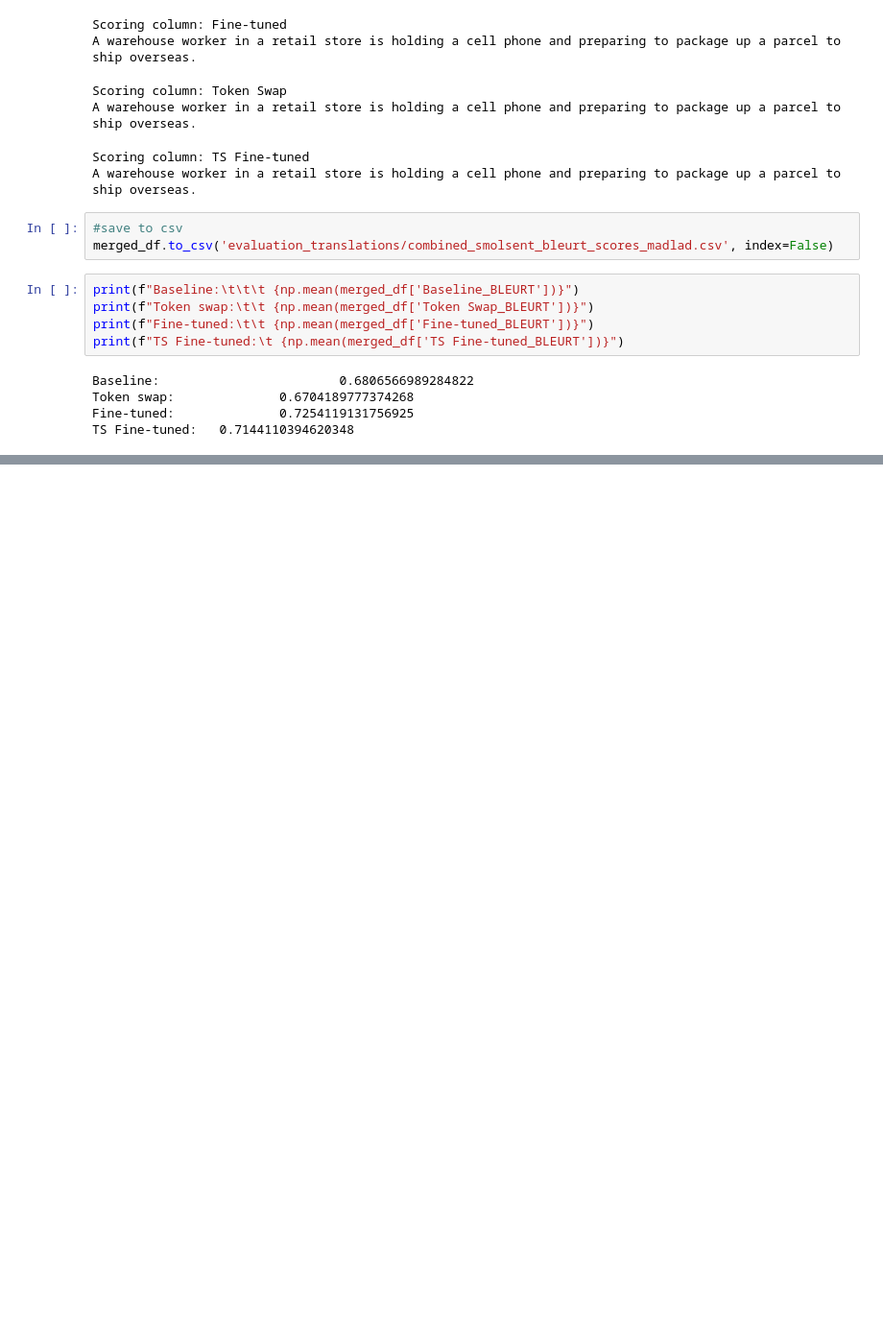
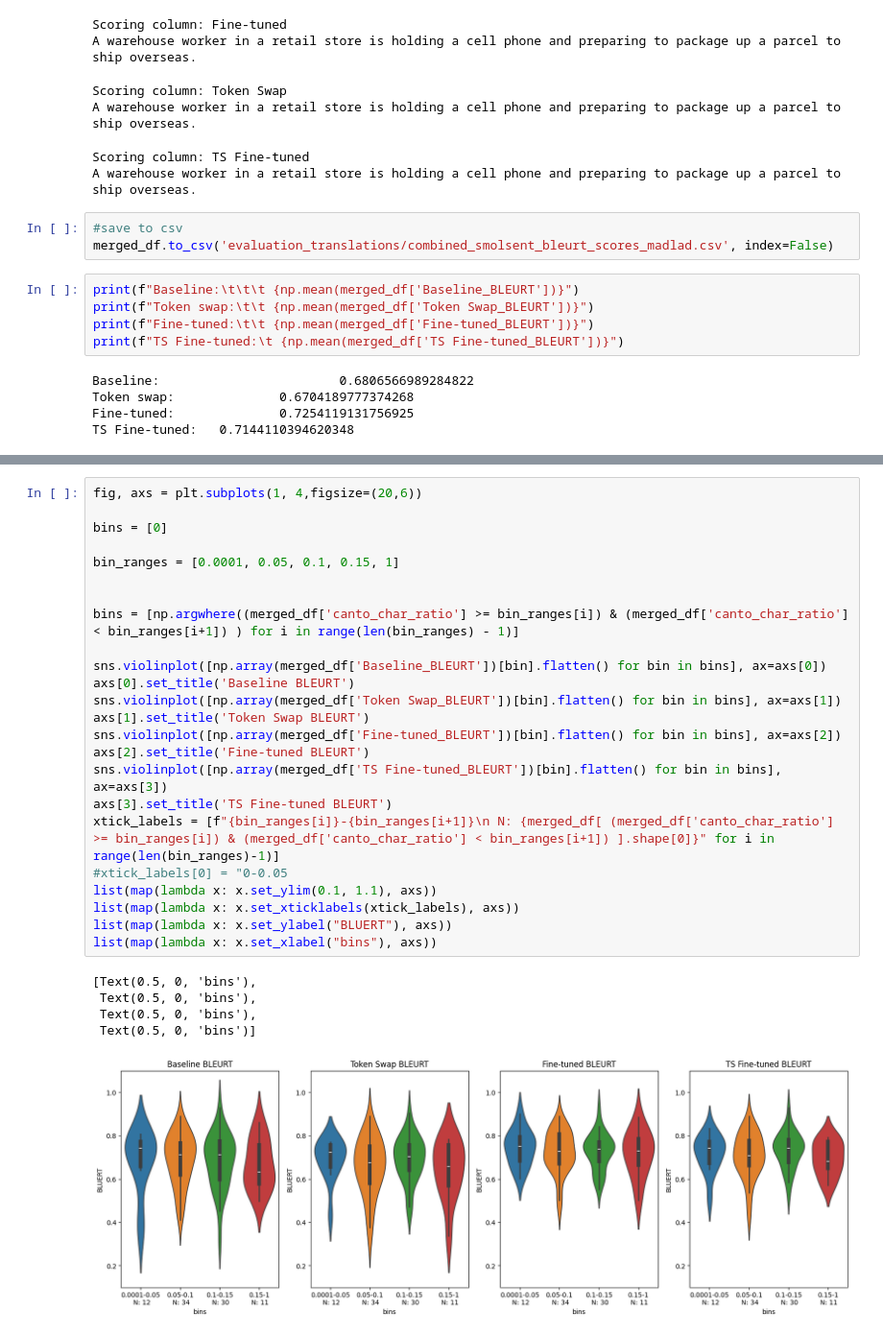
Before and after one commit to au-nlp/project-milestone-p2-group21, a Jupyter notebook: data_processing.ipynb, the cells around one changed output, grey strips where cells are left out. Shown at 96% size. Cells and saved outputs as stored; diff of their text form; blank space fills up the shorter version.

```diff
--- a/data_processing.ipynb
+++ b/data_processing.ipynb
@@ -133,0 +244,30 @@ FileNotFoundError: [Errno 2] No such file or directory: 'unlabelled/character_cl
+# %%
+fig, axs = plt.subplots(1, 4,figsize=(20,6))
+
+bins = [0]
+
+bin_ranges = [0.0001, 0.05, 0.1, 0.15, 1]
+
+
+bins = [np.argwhere((merged_df['canto_char_ratio'] >= bin_ranges[i]) & (merged_df['canto_char_ratio'] < bin_ranges[i+1]) ) for i in range(len(bin_ranges) - 1)]
+
+sns.violinplot([np.array(merged_df['Baseline_BLEURT'])[bin].flatten() for bin in bins], ax=axs[0])
+axs[0].set_title('Baseline BLEURT')
+sns.violinplot([np.array(merged_df['Token Swap_BLEURT'])[bin].flatten() for bin in bins], ax=axs[1])
+axs[1].set_title('Token Swap BLEURT')
+sns.violinplot([np.array(merged_df['Fine-tuned_BLEURT'])[bin].flatten() for bin in bins], ax=axs[2])
+axs[2].set_title('Fine-tuned BLEURT')
+sns.violinplot([np.array(merged_df['TS Fine-tuned_BLEURT'])[bin].flatten() for bin in bins], ax=axs[3])
+axs[3].set_title('TS Fine-tuned BLEURT')
+xtick_labels = [f"{bin_ranges[i]}-{bin_ranges[i+1]}\n N: {merged_df[ (merged_df['canto_char_ratio'] >= bin_ranges[i]) & (merged_df['canto_char_ratio'] < bin_ranges[i+1]) ].shape[0]}" for i in range(len(bin_ranges)-1)]
+#xtick_labels[0] = "0-0.05
+list(map(lambda x: x.set_ylim(0.1, 1.1), axs))
+list(map(lambda x: x.set_xticklabels(xtick_labels), axs))
+list(map(lambda x: x.set_ylabel("BLUERT"), axs))
+list(map(lambda x: x.set_xlabel("bins"), axs))
+# %% [output]
+[Text(0.5, 0, 'bins'),
+ Text(0.5, 0, 'bins'),
+ Text(0.5, 0, 'bins'),
+ Text(0.5, 0, 'bins')]
+[figure, added]
```
Also changed, not shown: parts of 14 cells of this notebook, 10 other files.
